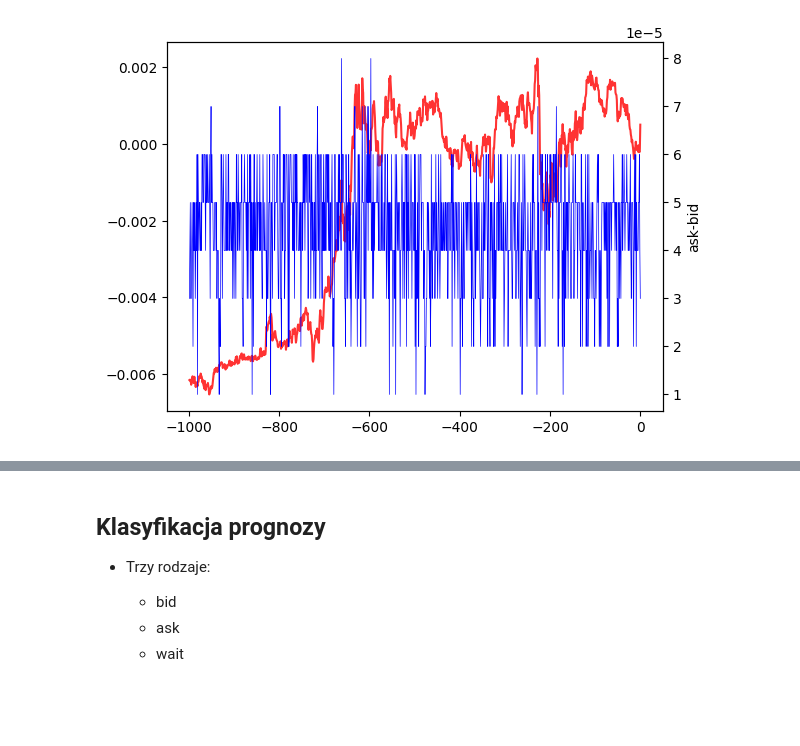
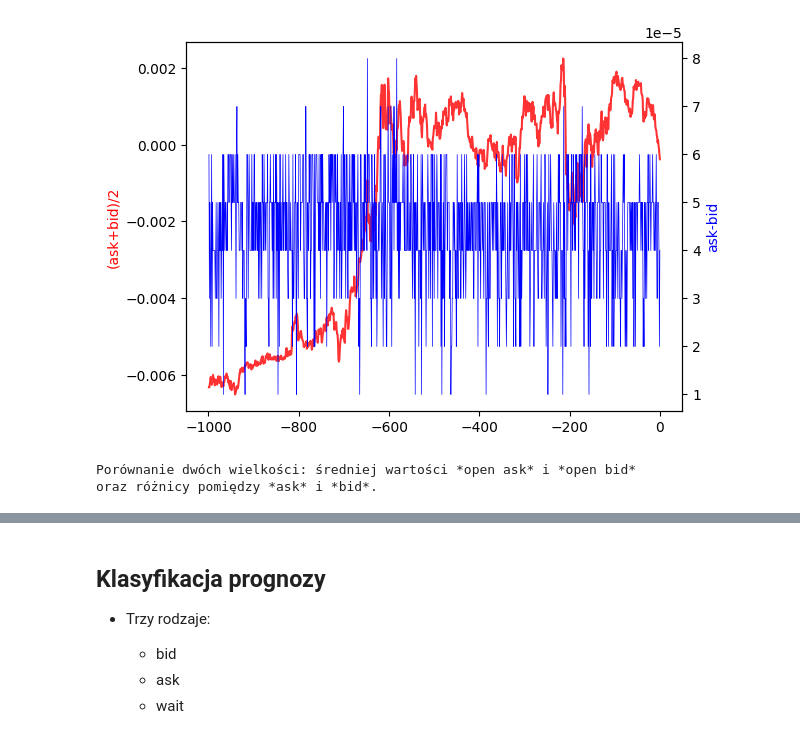
Before and after one commit to stefanzarembinski/szx81, a Jupyter notebook: src/methodes.ipynb, the cells around one changed output, grey strips where cells are left out. Cells and saved outputs as stored; diff of their text form; code cells hidden in the pictures; blank space fills up the shorter version.

```diff
--- a/src/methodes.ipynb
+++ b/src/methodes.ipynb
@@ -28,19 +34,23 @@ import piecewise_fit as ls
 # %%
-value_open = td.VALUE[200: 1200]
-cndl_count = np.arange(len(value_open), dtype='float64')
-cndl_count = cndl_count - cndl_count[-1]
-ask = np.array([v[0] for v in value_open])
-bid = np.array([v[1] for v in value_open])
+value = td.VALUE[200: 1200]
+cndl_count = np.array([i for i in range(-len(value) + 1, 1)], dtype='float64')
+ask = np.array([v[0] for v in value])
+bid = np.array([v[1] for v in value])
 
-fig, ave = plt.subplots()
-ave.plot(cndl_count, (ask + bid) / 2, color='red', label='ask-bid', alpha=0.8)
-div = ave.twinx()
+fig, mean = plt.subplots()
+mean.plot(cndl_count, (ask + bid) / 2, color='red', label='ask-bid', alpha=0.8)
+div = mean.twinx()
 div.plot(cndl_count, ask - bid, color='blue', linewidth='0.5')
-div.set_ylabel('ask-bid')
+mean.set_ylabel('(ask+bid)/2', color='red')
+div.set_ylabel('ask-bid', color='blue')
 plt.show()
 
 savgol_filter = co.Savgol_filter(window=50, order=3)
 
-np.set_printoptions(formatter={'float_kind':"{:-.3e}".format})
+print('''Porównanie dwóch wielkości: średniej wartości *open ask* i *open bid*
+oraz różnicy pomiędzy *ask* i *bid*.
+      ''')
 # %% [output]
-[figure, old version]
+[figure, new version]
+Porównanie dwóch wielkości: średniej wartości *open ask* i *open bid*
+oraz różnicy pomiędzy *ask* i *bid*.
```
Also changed, not shown: parts of 8 cells of this notebook, 3 other files.
